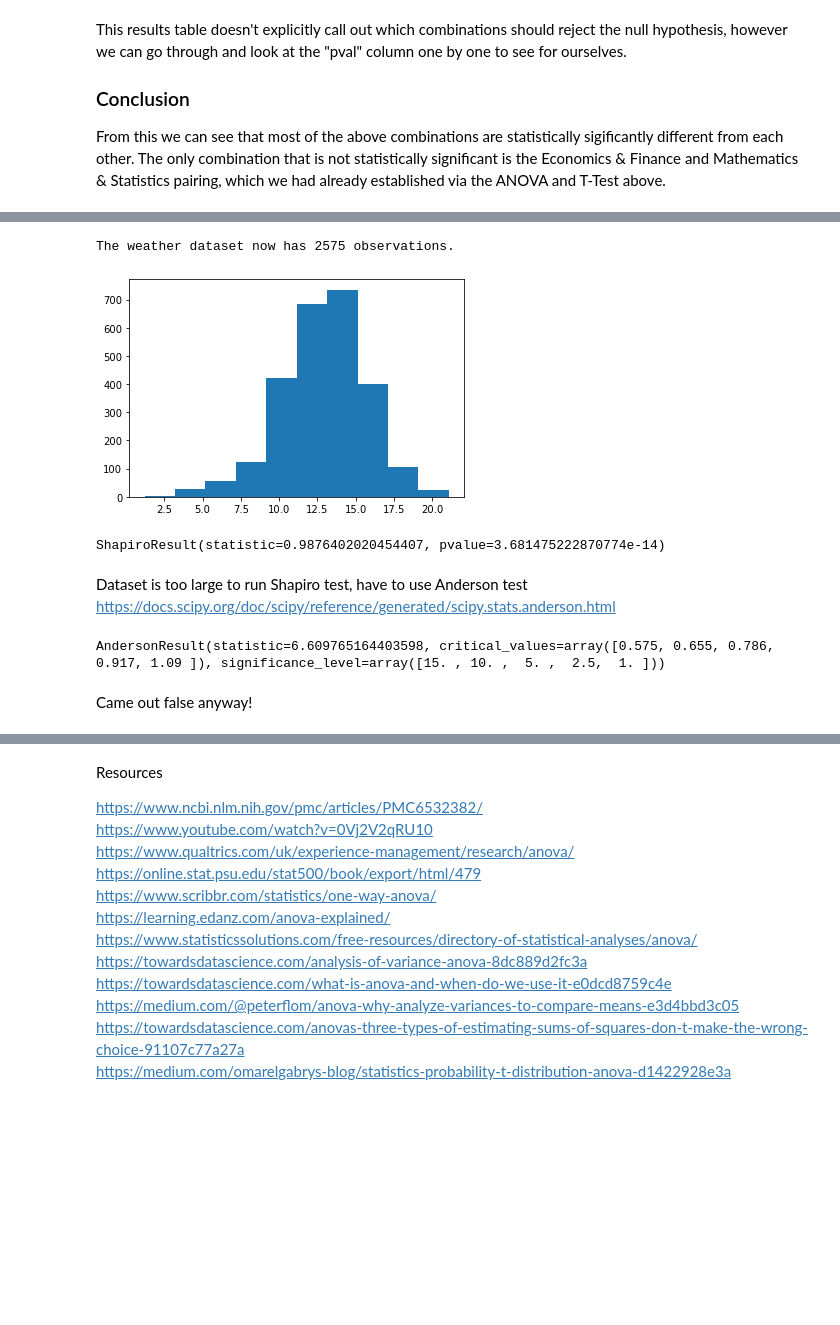
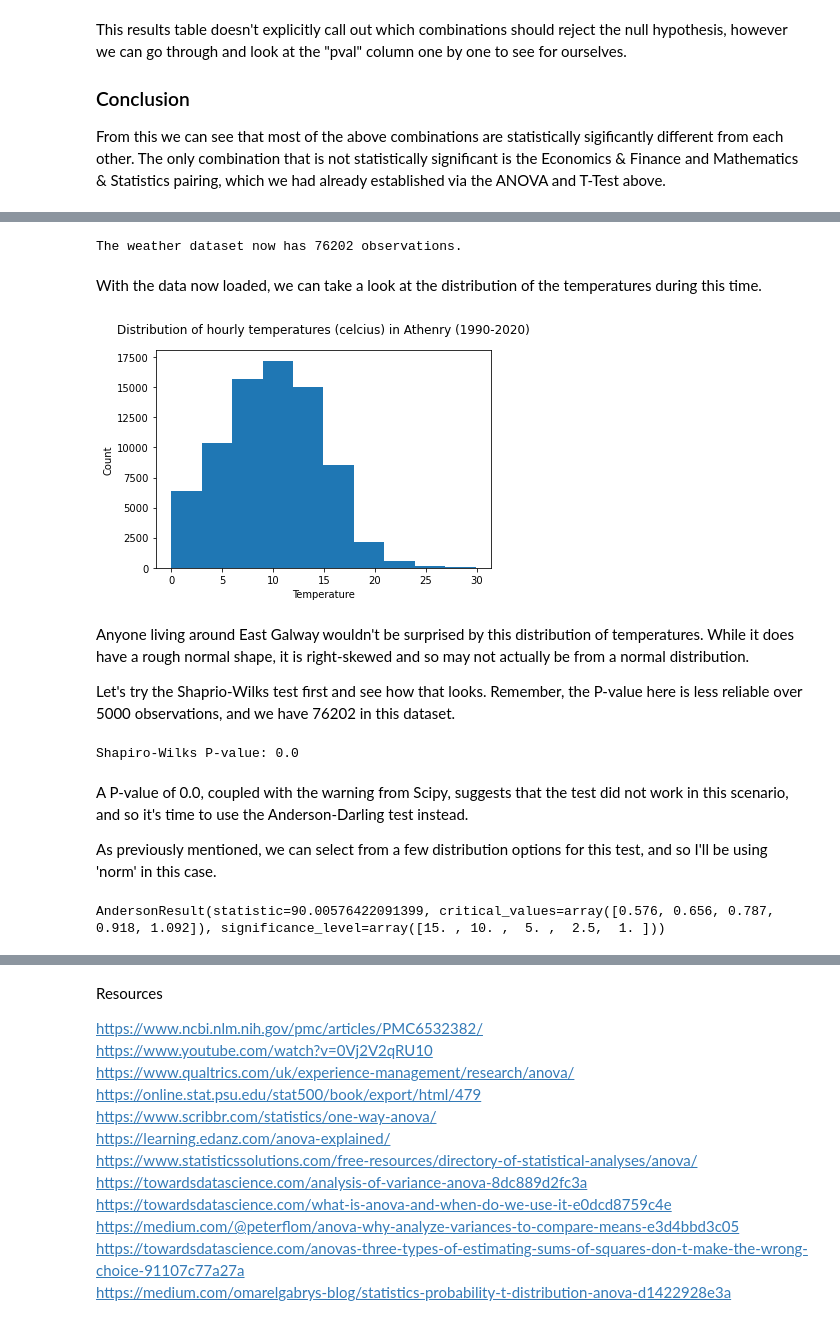
Before and after one commit to OtherBrian/machine-learning, a Jupyter notebook: scipy_stats.ipynb, the cells around one changed output, grey strips where cells are left out. Saved outputs shown, nothing was run; the diff lists cells and outputs as text; code cells hidden in the pictures; blank space fills up the shorter version.

```diff
--- a/scipy_stats.ipynb
+++ b/scipy_stats.ipynb
@@ -552,7 +564,6 @@ To show a quick example of this test, I'll load in the Irish Weather dataset. I
 # %%
 # Load the dataset into a Pandas dataframe
-weather_df = pd.read_csv('https://raw.githubusercontent.com/OtherBrian/machine-learning/main/datasets/irish_weather.csv',
-                         usecols=['county', 'station', 'temp'])
+weather_df = pd.read_csv('https://raw.githubusercontent.com/OtherBrian/machine-learning/main/datasets/irish_weather.csv')
 
 # temp is currently a string, so I'm converting it to a float by removing the punctuation first.
 weather_df['temp'] = weather_df['temp'].str.extract(r'(\d+.\d+)').astype('float')
@@ -562,20 +573,31 @@ weather_df = weather_df[weather_df['temp'].notna()]
 
 print(f"The weather dataset now has {len(weather_df)} observations.")
 # %% [output]
-The weather dataset now has 2575 observations.
+The weather dataset now has 76202 observations.
-# %%
-plt.hist(weather_df['temp']);
-# %% [output]
-[figure, removed]
-# %%
-stats.shapiro(weather_df['temp'])
-# %% [output]
-ShapiroResult(statistic=0.9876402020454407, pvalue=3.681475222870774e-14)
-# %% [markdown]
-Dataset is too large to run Shapiro test, have to use Anderson test https://docs.scipy.org/doc/scipy/reference/generated/scipy.stats.anderson.html
+# %% [markdown]
+With the data now loaded, we can take a look at the distribution of the temperatures during this time.
+# %%
+plt.hist(weather_df["temp"]);
+plt.xlabel("Temperature")
+plt.ylabel("Count")
+plt.title("Distribution of hourly temperatures (celcius) in Athenry (1990-2020)", y=1.05);
+# %% [output]
+[figure, added]
+# %% [markdown]
+Anyone living around East Galway wouldn't be surprised by this distribution of temperatures. While it does have a rough normal shape, it is right-skewed and so may not actually be from a normal distribution.
+
+Let's try the Shaprio-Wilks test first and see how that looks. Remember, the P-value here is less reliable over 5000 observations, and we have 76202 in this dataset.
+# %%
+pvalue = stats.shapiro(weather_df['temp'])[1]
+
+print(f"Shapiro-Wilks P-value: {pvalue}")
+# %% [output]
+Shapiro-Wilks P-value: 0.0
+# %% [markdown]
+A P-value of 0.0, coupled with the warning from Scipy, suggests that the test did not work in this scenario, and so it's time to use the Anderson-Darling test instead.
+
+As previously mentioned, we can select from a few distribution options for this test, and so I'll be using 'norm' in this case.
 # %%
 stats.anderson(weather_df['temp'], dist='norm')
 # %% [output]
-AndersonResult(statistic=6.609765164403598, critical_values=array([0.575, 0.655, 0.786, 0.917, 1.09 ]), significance_level=array([15. , 10. ,  5. ,  2.5,  1. ]))
+AndersonResult(statistic=90.00576422091399, critical_values=array([0.576, 0.656, 0.787, 0.918, 1.092]), significance_level=array([15. , 10. ,  5. ,  2.5,  1. ]))
-# %% [markdown]
-Came out false anyway!
```
Also changed, not shown: parts of 10 cells of this notebook, 3 other files.
